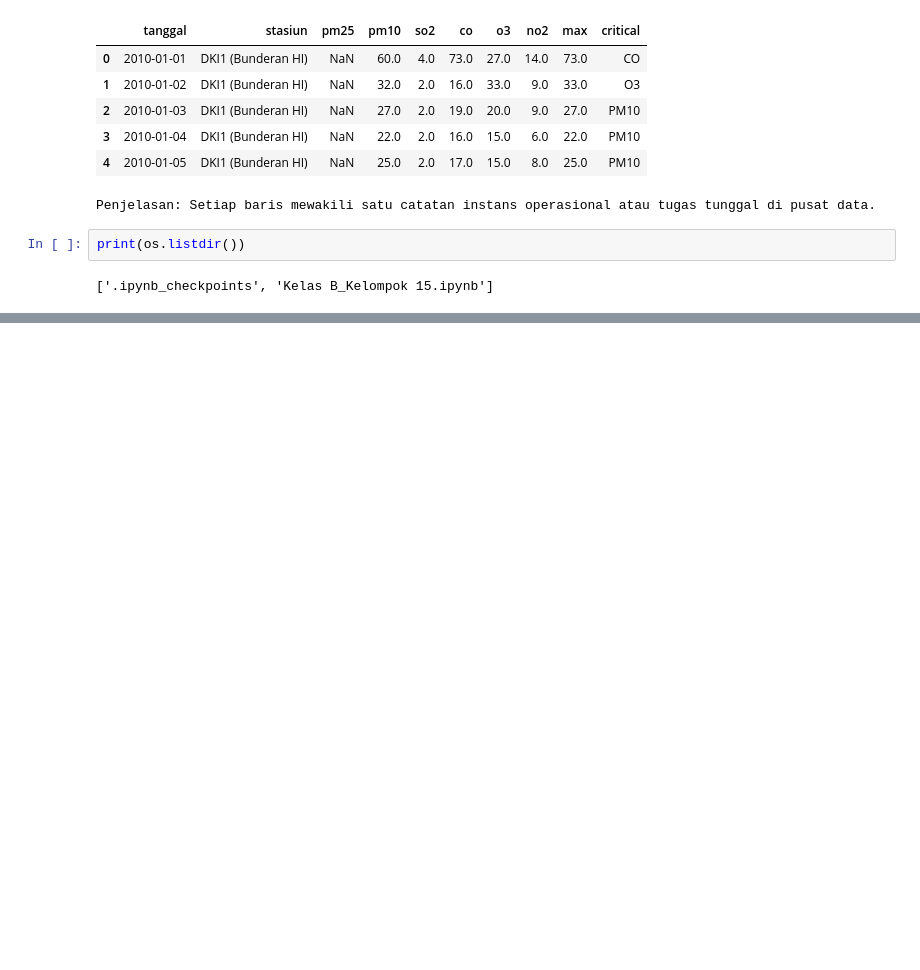
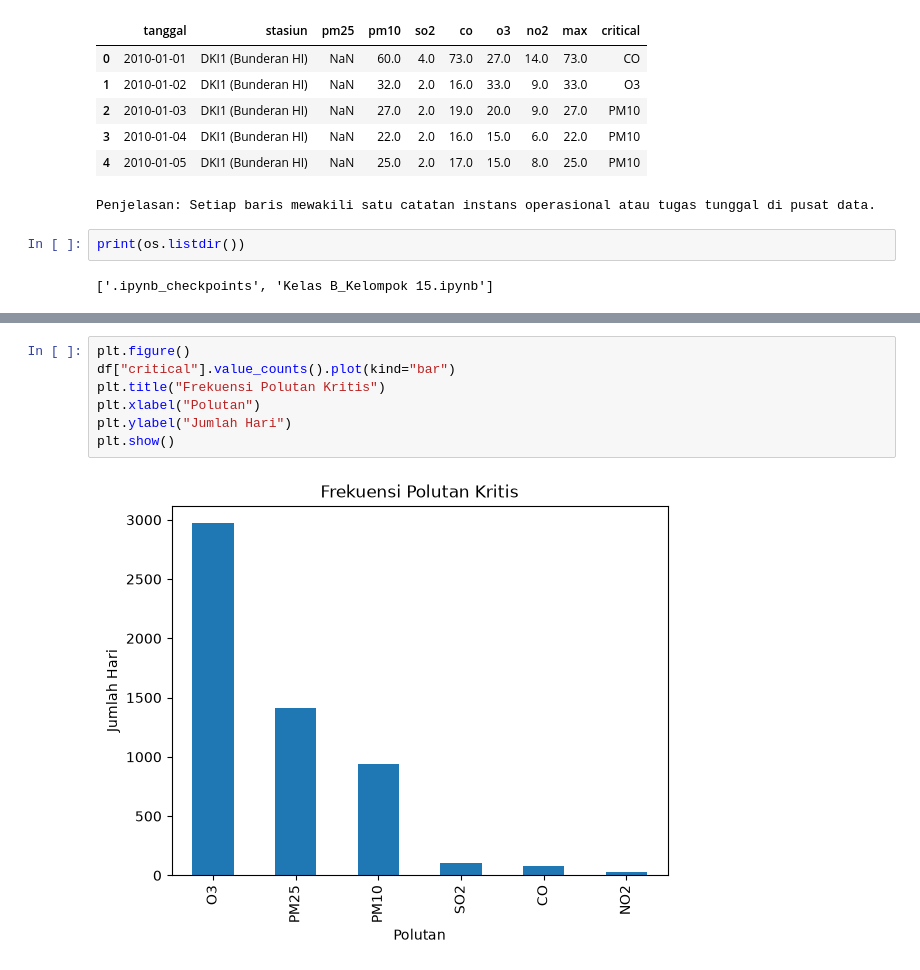
Before and after one commit to lirizaa/proyek1-eda-kelompok-15, a Jupyter notebook: proyek1-eda-kelompok-15/eda_kelompok_15.ipynb, the cells around one changed output, grey strips where cells are left out. Drawn from its saved outputs; the diff is of its cells as text; blank space fills up the shorter version.

```diff
--- a/proyek1-eda-kelompok-15/eda_kelompok_15.ipynb
+++ b/proyek1-eda-kelompok-15/eda_kelompok_15.ipynb
@@ -34,0 +146,9 @@ print(os.listdir())
+# %%
+plt.figure()
+df["critical"].value_counts().plot(kind="bar")
+plt.title("Frekuensi Polutan Kritis")
+plt.xlabel("Polutan")
+plt.ylabel("Jumlah Hari")
+plt.show()
+# %% [output]
+[figure, added]
```
Also changed, not shown: parts of 14 cells of this notebook.
